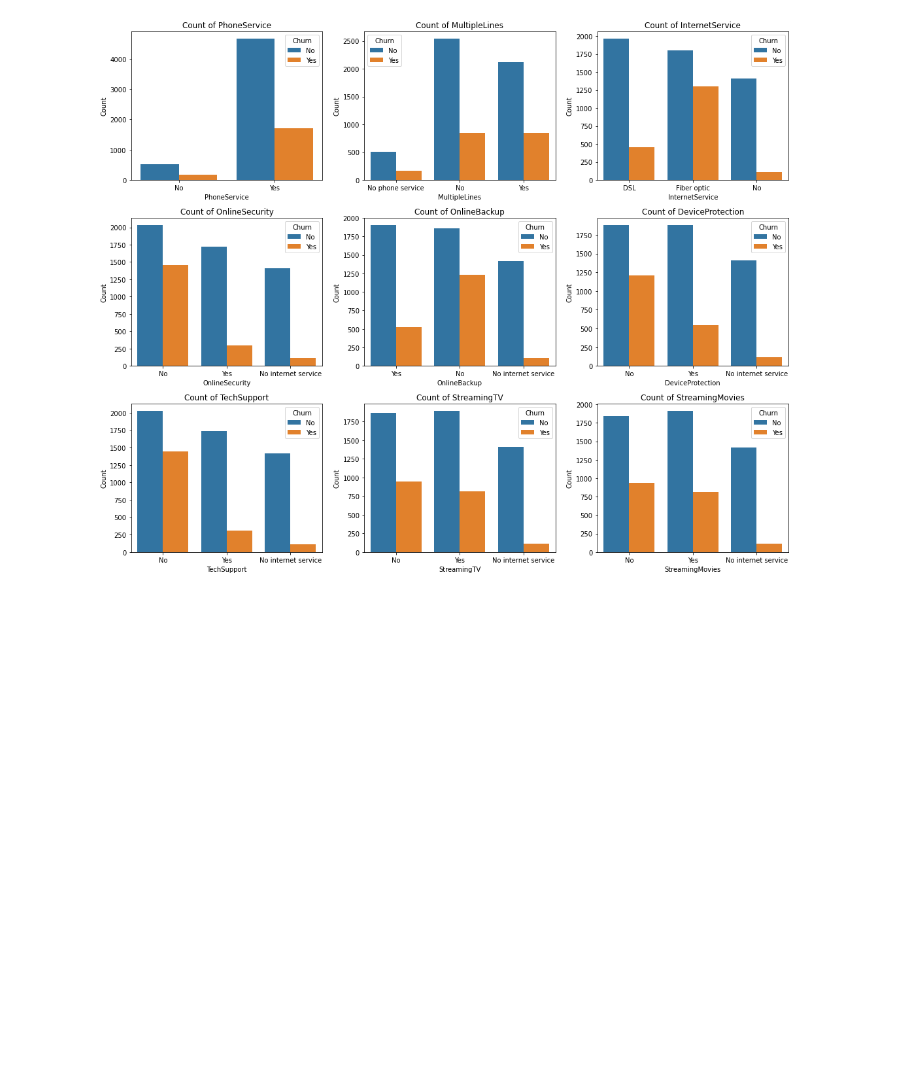
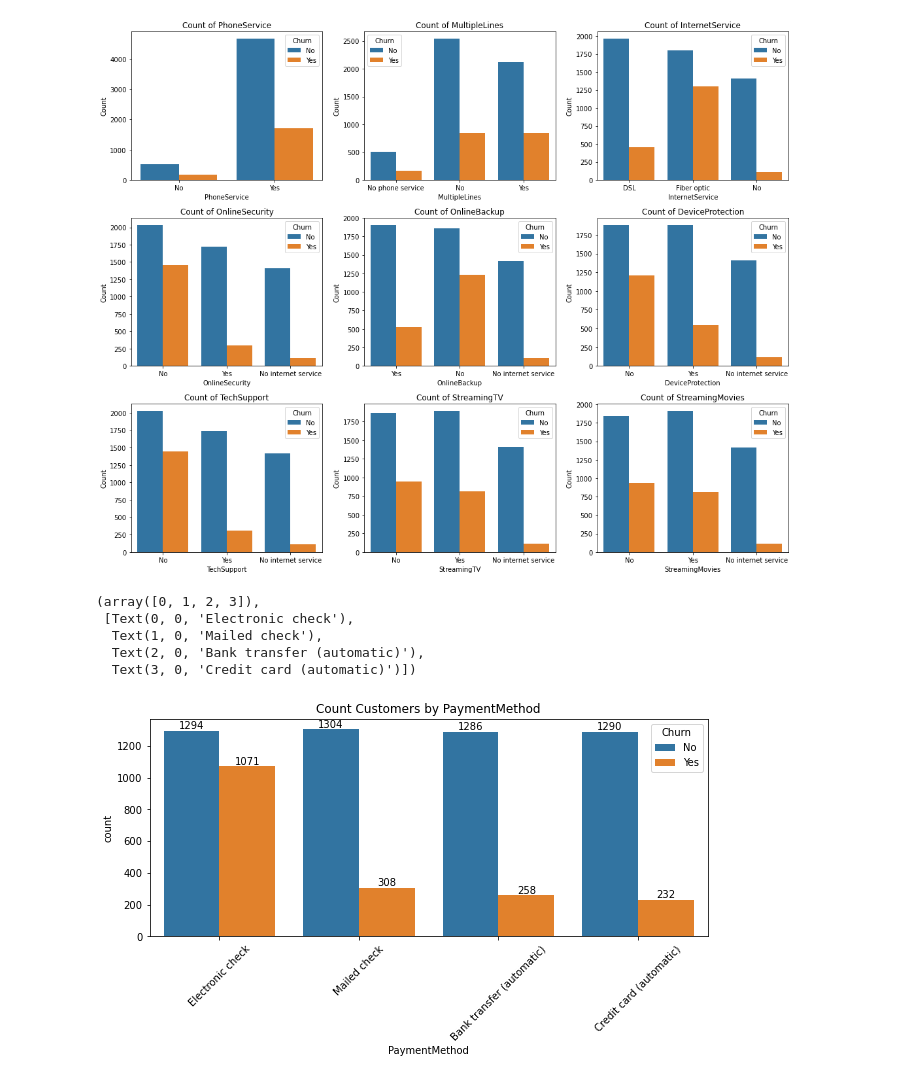
Before and after one commit to roshanbahetwar/Python_Machine_Learning, a Jupyter notebook: Machine_Learning_Projects/Data Analysis/Telco_Customer_Churn_Analysis.ipynb, the cells around one changed output. Saved outputs shown, nothing was run; the diff lists cells and outputs as text; code cells hidden in the pictures; blank space fills up the shorter version.

Commit message:
Telco Churn Analysis

```diff
--- a/Machine_Learning_Projects/Data Analysis/Telco_Customer_Churn_Analysis.ipynb
+++ b/Machine_Learning_Projects/Data Analysis/Telco_Customer_Churn_Analysis.ipynb
@@ -222,3 +222,17 @@ plt.tight_layout()  # Adjust layout to prevent overlap
 plt.show()
 # %% [output]
 [figure]
+# %%
+plt.figure(figsize= (10,4))
+ax = sns.countplot(x = 'PaymentMethod',data = df,hue = 'Churn')
+ax.bar_label(ax.containers[0])
+ax.bar_label(ax.containers[1])
+plt.title("Count Customers by PaymentMethod")
+plt.xticks(rotation = 45)
+# %% [output]
+(array([0, 1, 2, 3]),
+ [Text(0, 0, 'Electronic check'),
+  Text(1, 0, 'Mailed check'),
+  Text(2, 0, 'Bank transfer (automatic)'),
+  Text(3, 0, 'Credit card (automatic)')])
+[figure, added]
```
